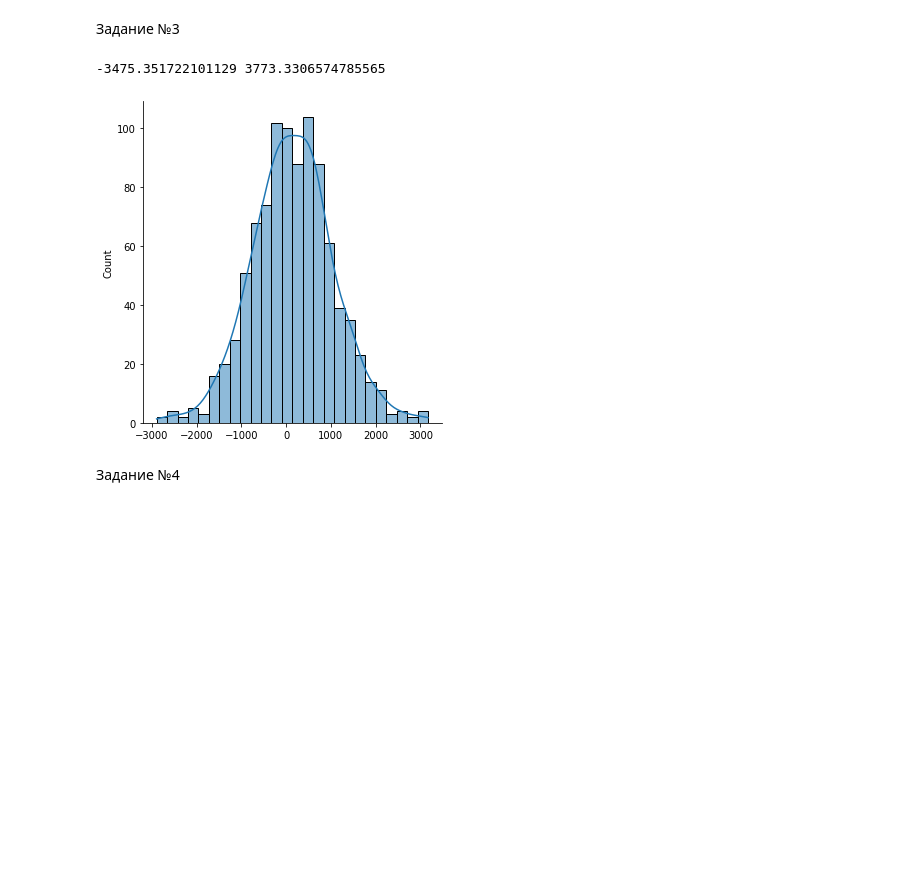
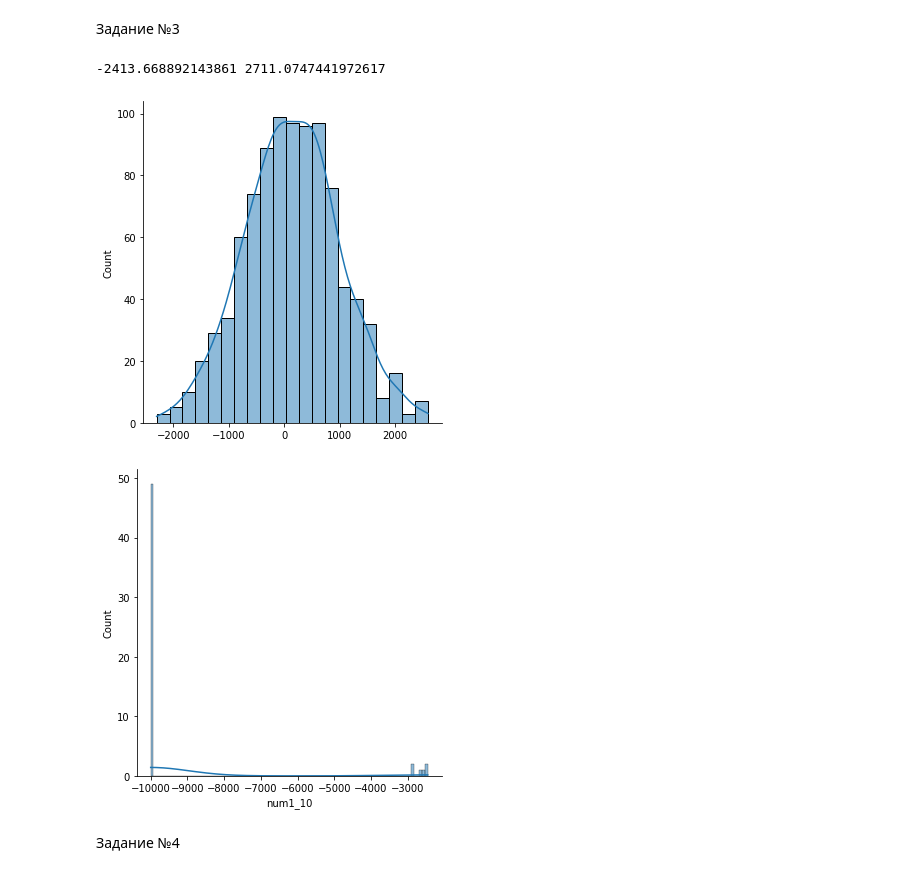
Before and after one commit to KillMoon/MSO, a Jupyter notebook: lab2/lab2.ipynb, the cells around one changed output. Drawn from its saved outputs; the diff is of its cells as text; code cells hidden in the pictures; blank space fills up the shorter version.

```diff
--- a/lab2/lab2.ipynb
+++ b/lab2/lab2.ipynb
@@ -66,7 +66,7 @@ sns.catplot(data=data,
 # %% [markdown]
 Задание № 2
 # %%
-data['cat1_gender'] = data['cat1_gender'].replace(('-',' '), np.nan).replace('male', 'Male').replace('female', 'Female')
+data['cat1_gender'] = data['cat1_gender'].replace(('-', ' ', ''), np.nan).replace('male', 'Male').replace('female', 'Female')
 # %%
 plt.figure(figsize=(10, 10))
 data['cat1_gender'].value_counts().plot.pie(autopct='%1.1f%%')
@@ -96,13 +96,17 @@ sns.displot(data=data, x='num3_10', kde=True);
 # %%
 from scipy.stats import sigmaclip
 
-c1, low, upp = sigmaclip(data['num1_10'], 4.0, 4.0)
+c1, low, upp = sigmaclip(data['num1_10'], 3.0, 3.0)
 sns.displot(data=c1, kde=True);
 print(low, upp)
-# c3, low2, upp2 = sigmaclip(data['num3_10'], 1.0, 1.0)
-# sns.displot(data=c3, kde=True);
+c_garbage = data['num1_10'][data['num1_10'] >= upp]
+c_garbage = data['num1_10'][data['num1_10'] <= low]
+sns.displot(data=c_garbage,
+            kde=True,
+            bins=100);
 # %% [output]
--3475.351722101129 3773.3306574785565
+-2413.668892143861 2711.0747441972617
-[figure, old version]
+[figure, new version]
+[figure, added]
 # %% [markdown]
 Задание №4
```
Also changed, not shown: parts of 9 cells of this notebook, 1 other file.
